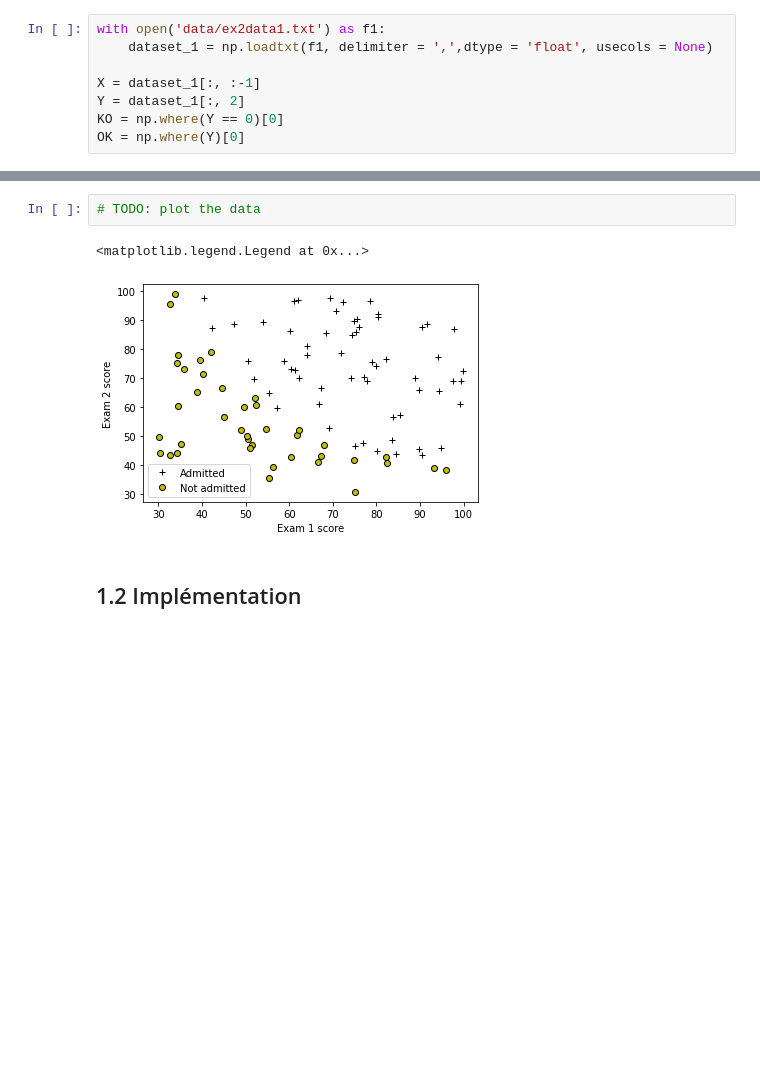
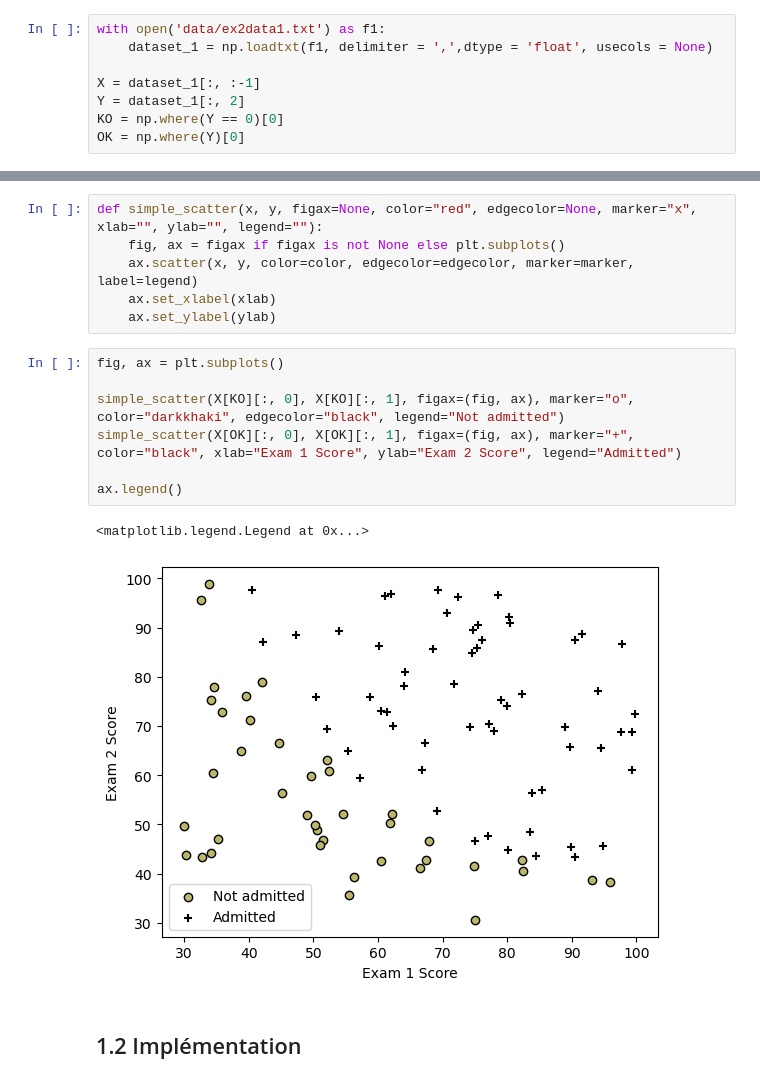
Before and after one commit to HUART1848/APV_L2, a Jupyter notebook: TP2_HugoHuart.ipynb, the cells around one changed output, grey strips where cells are left out. Cells and saved outputs as stored; diff of their text form; blank space fills up the shorter version.

```diff
--- a/TP2_HugoHuart.ipynb
+++ b/TP2_HugoHuart.ipynb
@@ -87,8 +107,19 @@ OK = np.where(Y)[0]
+# %%
+def simple_scatter(x, y, figax=None, color="red", edgecolor=None, marker="x", xlab="", ylab="", legend=""):
+    fig, ax = figax if figax is not None else plt.subplots()
+    ax.scatter(x, y, color=color, edgecolor=edgecolor, marker=marker, label=legend)
+    ax.set_xlabel(xlab)
+    ax.set_ylabel(ylab)
 # %%
-# TODO: plot the data
+fig, ax = plt.subplots()
+
+simple_scatter(X[KO][:, 0], X[KO][:, 1], figax=(fig, ax), marker="o", color="darkkhaki", edgecolor="black", legend="Not admitted")
+simple_scatter(X[OK][:, 0], X[OK][:, 1], figax=(fig, ax), marker="+", color="black", xlab="Exam 1 Score", ylab="Exam 2 Score", legend="Admitted")
+
+ax.legend()
 # %% [output]
 <matplotlib.legend.Legend at 0x...>
-[figure, old version]
+[figure, new version]
 # %% [markdown]
 ## 1.2 Implémentation
 # %% [markdown]
```
Also changed, not shown: parts of 18 cells of this notebook.
